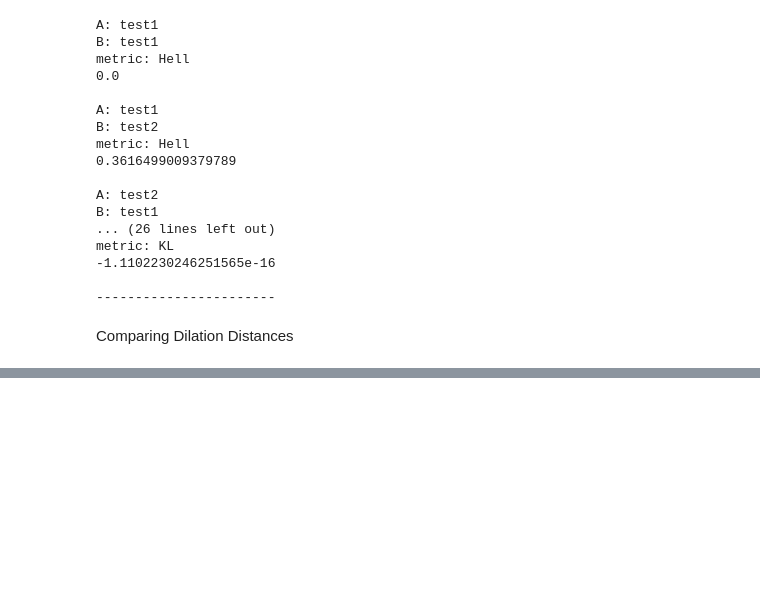
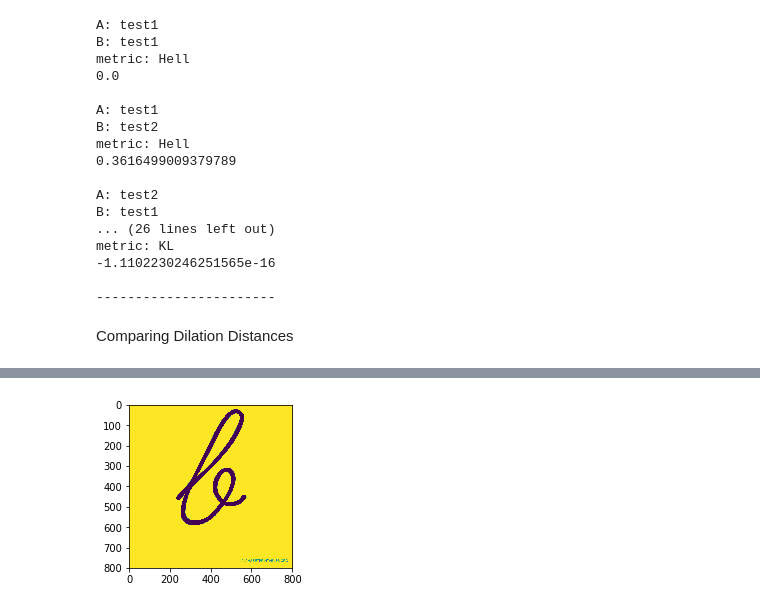
Before and after one commit to POkoroafor/matrixbubbling, a Jupyter notebook: jupyternotebook_old.ipynb, the cells around one changed output, grey strips where cells are left out. Saved outputs shown, nothing was run; the diff lists cells and outputs as text; code cells hidden in the pictures; blank space fills up the shorter version.

```diff
--- a/jupyternotebook_old.ipynb
+++ b/jupyternotebook_old.ipynb
@@ -265,0 +282,4 @@ for image in getTransforms(base_images[0]):
+# %%
+draw_with_size(base_images[1], 3)
+# %% [output]
+[figure, added]
```
Also changed, not shown: parts of 4 cells of this notebook.
